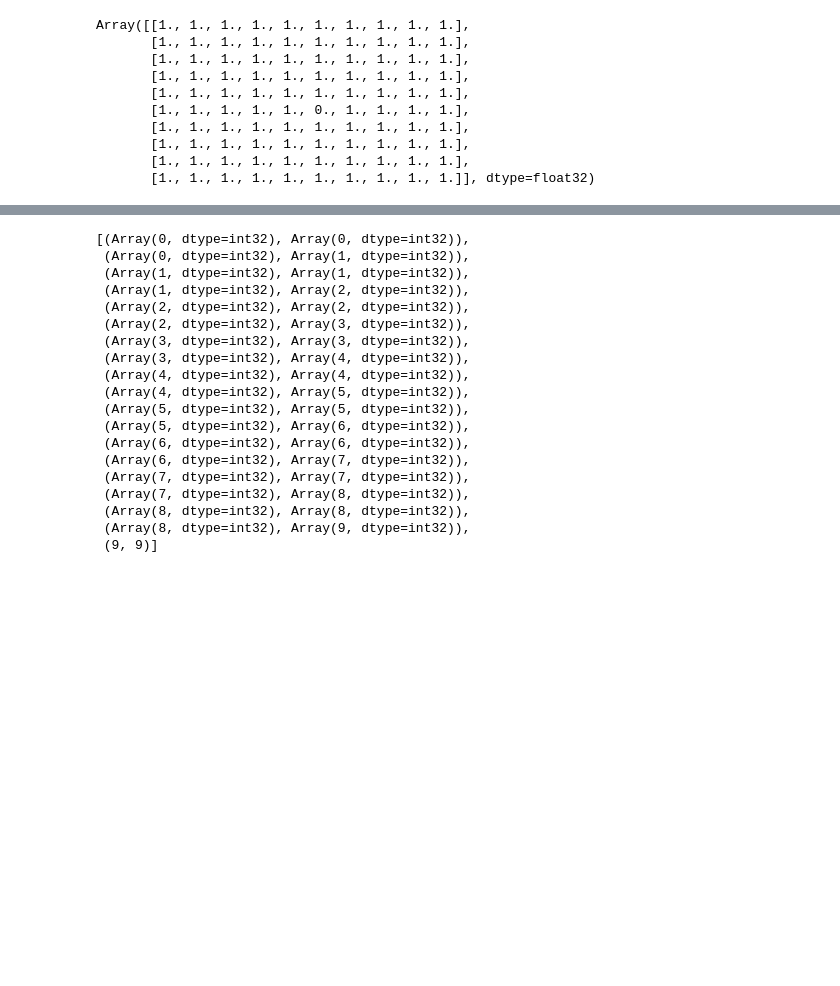
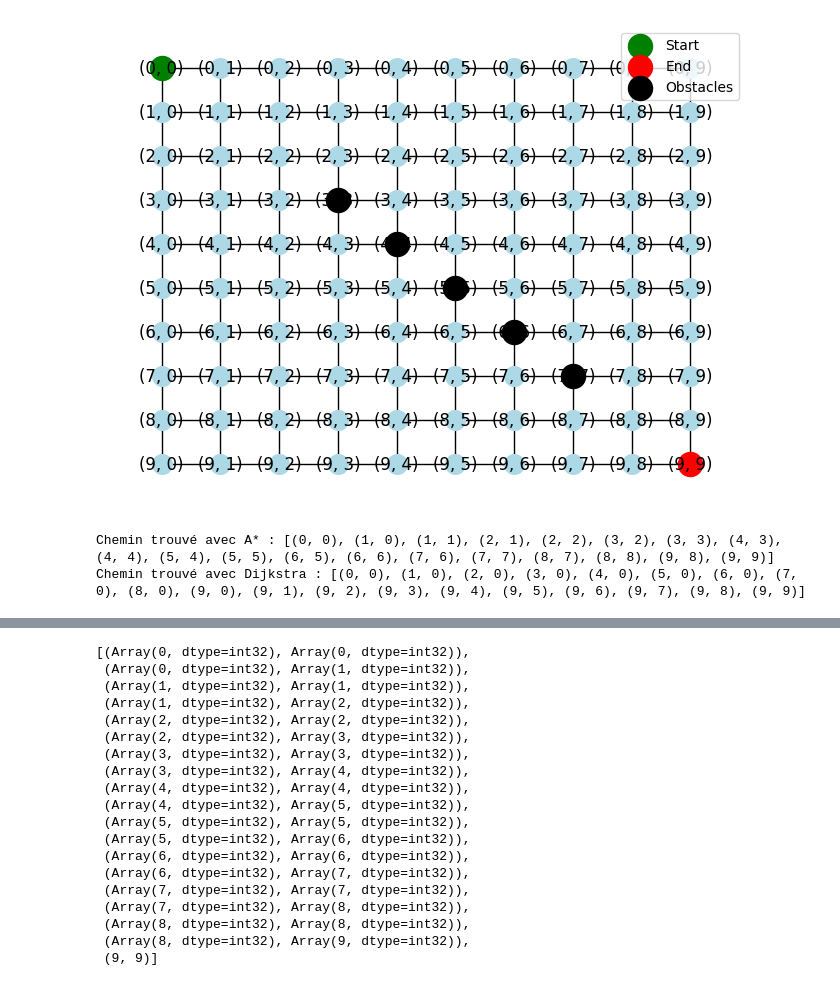
Before and after one commit to gaetanDubuc/Lux-S3-submission, a Jupyter notebook: notebooks/env.ipynb, the cells around one changed output, grey strips where cells are left out. Drawn from its saved outputs; the diff is of its cells as text; code cells hidden in the pictures; blank space fills up the shorter version.

Commit message:
fix astar

```diff
--- a/notebooks/env.ipynb
+++ b/notebooks/env.ipynb
@@ -58,28 +57,46 @@ def direction_to(src, target):
 # %%
 def manhattan_distance(start_node: ArrayLike, end_node: ArrayLike) -> int:
     return abs(start_node[0] - end_node[0]) + abs(start_node[0] - end_node[0])
-# %%
-from jax import Array
-
-
-def set_with_mask(previous_array: Array, new_array: Array, mask: Array):
-    return previous_array.at[mask].set(new_array[mask])
-
-
-mask = jnp.ones((10, 10), dtype=bool)
-mask = mask.at[5, 5].set(False)
-set_with_mask(jnp.zeros((10, 10)), jnp.ones((10, 10)), mask)
-# %% [output]
-Array([[1., 1., 1., 1., 1., 1., 1., 1., 1., 1.],
-       [1., 1., 1., 1., 1., 1., 1., 1., 1., 1.],
-       [1., 1., 1., 1., 1., 1., 1., 1., 1., 1.],
-       [1., 1., 1., 1., 1., 1., 1., 1., 1., 1.],
-       [1., 1., 1., 1., 1., 1., 1., 1., 1., 1.],
-       [1., 1., 1., 1., 1., 0., 1., 1., 1., 1.],
-       [1., 1., 1., 1., 1., 1., 1., 1., 1., 1.],
-       [1., 1., 1., 1., 1., 1., 1., 1., 1., 1.],
-       [1., 1., 1., 1., 1., 1., 1., 1., 1., 1.],
-       [1., 1., 1., 1., 1., 1., 1., 1., 1., 1.]], dtype=float32)
+# %%
+import networkx as nx
+import matplotlib.pyplot as plt
+
+# Création d'un graphe en grille 10x10
+n = 10
+grid = nx.grid_2d_graph(n, n)
+
+# Ajouter des obstacles (exemple de quelques nœuds bloqués)
+obstacles = [(3, 3), (4, 4), (5, 5), (6, 6), (7, 7)]
+
+# Positions de départ et de fin
+start, end = (0, 0), (9, 9)
+
+# Dessiner le graphe
+pos = {(x, y): (y, -x) for x, y in grid.nodes()}
+nx.draw(grid, pos, with_labels=True, node_size=200, node_color="lightblue")
+nx.draw_networkx_nodes(grid, pos, nodelist=[start], node_color="green", label="Start")
+nx.draw_networkx_nodes(grid, pos, nodelist=[end], node_color="red", label="End")
+nx.draw_networkx_nodes(
+    grid, pos, nodelist=obstacles, node_color="black", label="Obstacles"
+)
+plt.legend()
+plt.show()
+
+# Calculer le chemin avec A* et Dijkstra
+astar_path = nx.astar_path(
+    grid,
+    start,
+    end,
+    heuristic=lambda a, b: jnp.sqrt((a[0] - b[0]) ** 2 + (a[1] - b[1]) ** 2),
+)
+dijkstra_path = nx.dijkstra_path(grid, start, end)
+
+print("Chemin trouvé avec A* :", astar_path)
+print("Chemin trouvé avec Dijkstra :", dijkstra_path)
+# %% [output]
+[figure, added]
+Chemin trouvé avec A* : [(0, 0), (1, 0), (1, 1), (2, 1), (2, 2), (3, 2), (3, 3), (4, 3), (4, 4), (5, 4), (5, 5), (6, 5), (6, 6), (7, 6), (7, 7), (8, 7), (8, 8), (9, 8), (9, 9)]
+Chemin trouvé avec Dijkstra : [(0, 0), (1, 0), (2, 0), (3, 0), (4, 0), (5, 0), (6, 0), (7, 0), (8, 0), (9, 0), (9, 1), (9, 2), (9, 3), (9, 4), (9, 5), (9, 6), (9, 7), (9, 8), (9, 9)]
 # %%
 from typing import Tuple
 import jax
```
Also changed, not shown: parts of 10 cells of this notebook, 2 other files.
